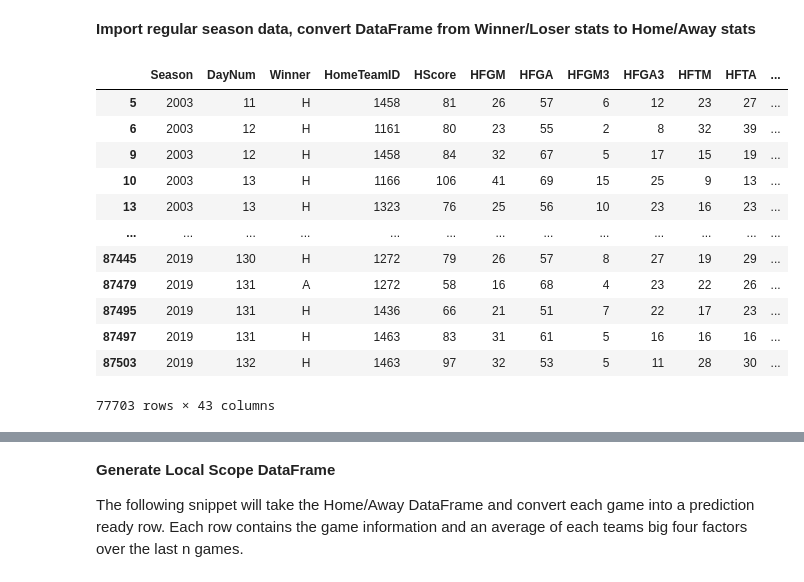
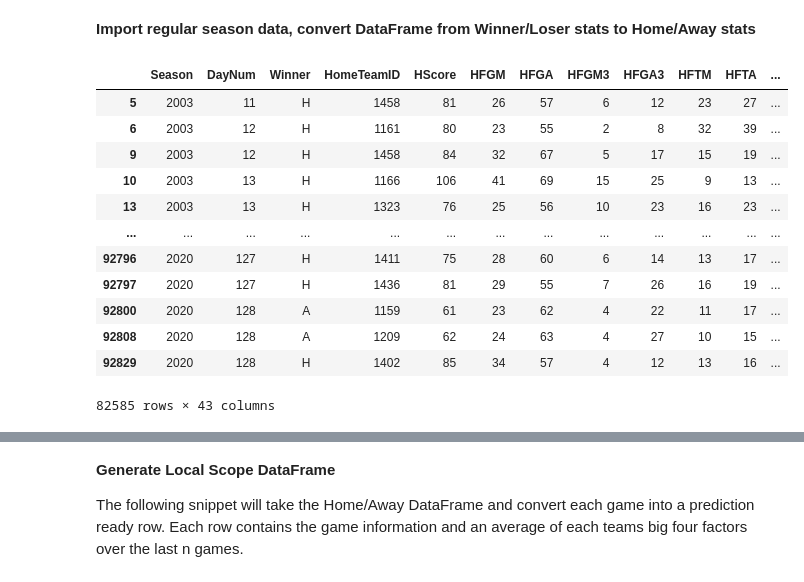
Before and after one commit to robertfmoore/march_madness, a Jupyter notebook: final_notebook.ipynb, the cells around one changed output, grey strips where cells are left out. Drawn from its saved outputs; the diff is of its cells as text; code cells hidden in the pictures.

```diff
--- a/final_notebook.ipynb
+++ b/final_notebook.ipynb
@@ -709,36 +740,38 @@ rs_df = rs_df.drop(['NumOT'], axis=1)
 
 conf = data_dict['MTeams'].copy()
 teams = conf.loc[conf['LastD1Season'] != 2020]
 not_d1 = teams['TeamID'].tolist()
 
 for team in not_d1:
     rs_df = rs_df[rs_df['WTeamID'] != team]
     rs_df = rs_df[rs_df['LTeamID'] != team]
 
+columns = ['']
+
 
 rs_df['HomeTeamID'], rs_df['HScore'], rs_df['HFGM'], rs_df['HFGA'], rs_df['HFGM3'], rs_df['HFGA3'], rs_df['HFTM'], rs_df['HFTA'], rs_df['HOR'], rs_df['HDR'], rs_df['HAST'], rs_df['HTO'], rs_df['HStl'], rs_df['HBlk'], rs_df['HPF'] = zip(*rs_df.apply(home_conditions, axis=1))
 rs_df['AwayTeamID'], rs_df['AScore'], rs_df['AFGM'], rs_df['AFGA'], rs_df['AFGM3'], rs_df['AFGA3'], rs_df['AFTM'], rs_df['AFTA'], rs_df['AOR'], rs_df['ADR'], rs_df['AAST'], rs_df['ATO'], rs_df['AStl'], rs_df['ABlk'], rs_df['APF'] = zip(*rs_df.apply(away_conditions, axis=1))
 rs_df['H_eFG'], rs_df['A_eFG'] = zip(*rs_df.apply(efg, axis=1))
 rs_df['H_ORP'], rs_df['H_DRP'], rs_df['A_ORP'], rs_df['A_DRP'] = zip(*rs_df.apply(rebound, axis=1))
 rs_df['H_TOP'], rs_df['A_TOP'] = zip(*rs_df.apply(turnover, axis=1))
 rs_df['H_FTP'], rs_df['A_FTP'] = zip(*rs_df.apply(ft, axis=1))
 
 
 rs_df = rs_df.drop(['WTeamID', 'WScore', 'LTeamID', 'LScore', 'WFGM', 'WFGA', 'WFGM3', 'WFGA3', 'WFTM', 'WFTA', 'WOR', 'WDR','WAst', 'WTO', 'WStl', 'WBlk', 'WPF', 'LFGM', 'LFGA', 'LFGM3', 'LFGA3','LFTM', 'LFTA', 'LOR', 'LDR', 'LAst', 'LTO', 'LStl', 'LBlk', 'LPF'], axis=1)
 rs_df = rs_df.loc[rs_df['WLoc'] != 'N']
 rs_df = rs_df.rename(columns={"WLoc": "Winner"})
 rs_df
 # %% [output]
 |  | Season | DayNum | Winner | HomeTeamID | HScore | HFGM | HFGA | HFGM3 | HFGA3 | HFTM | HFTA | ... |
 | 5 | 2003 | 11 | H | 1458 | 81 | 26 | 57 | 6 | 12 | 23 | 27 | ... |
 | 6 | 2003 | 12 | H | 1161 | 80 | 23 | 55 | 2 | 8 | 32 | 39 | ... |
 | 9 | 2003 | 12 | H | 1458 | 84 | 32 | 67 | 5 | 17 | 15 | 19 | ... |
 | 10 | 2003 | 13 | H | 1166 | 106 | 41 | 69 | 15 | 25 | 9 | 13 | ... |
 | 13 | 2003 | 13 | H | 1323 | 76 | 25 | 56 | 10 | 23 | 16 | 23 | ... |
 | ... | ... | ... | ... | ... | ... | ... | ... | ... | ... | ... | ... | ... |
-| 87445 | 2019 | 130 | H | 1272 | 79 | 26 | 57 | 8 | 27 | 19 | 29 | ... |
-| 87479 | 2019 | 131 | A | 1272 | 58 | 16 | 68 | 4 | 23 | 22 | 26 | ... |
-| 87495 | 2019 | 131 | H | 1436 | 66 | 21 | 51 | 7 | 22 | 17 | 23 | ... |
-| 87497 | 2019 | 131 | H | 1463 | 83 | 31 | 61 | 5 | 16 | 16 | 16 | ... |
-| 87503 | 2019 | 132 | H | 1463 | 97 | 32 | 53 | 5 | 11 | 28 | 30 | ... |
+| 92796 | 2020 | 127 | H | 1411 | 75 | 28 | 60 | 6 | 14 | 13 | 17 | ... |
+| 92797 | 2020 | 127 | H | 1436 | 81 | 29 | 55 | 7 | 26 | 16 | 19 | ... |
+| 92800 | 2020 | 128 | A | 1159 | 61 | 23 | 62 | 4 | 22 | 11 | 17 | ... |
+| 92808 | 2020 | 128 | A | 1209 | 62 | 24 | 63 | 4 | 27 | 10 | 15 | ... |
+| 92829 | 2020 | 128 | H | 1402 | 85 | 34 | 57 | 4 | 12 | 13 | 16 | ... |
-77703 rows × 43 columns
+82585 rows × 43 columns
```
Also changed, not shown: parts of 26 cells of this notebook.
